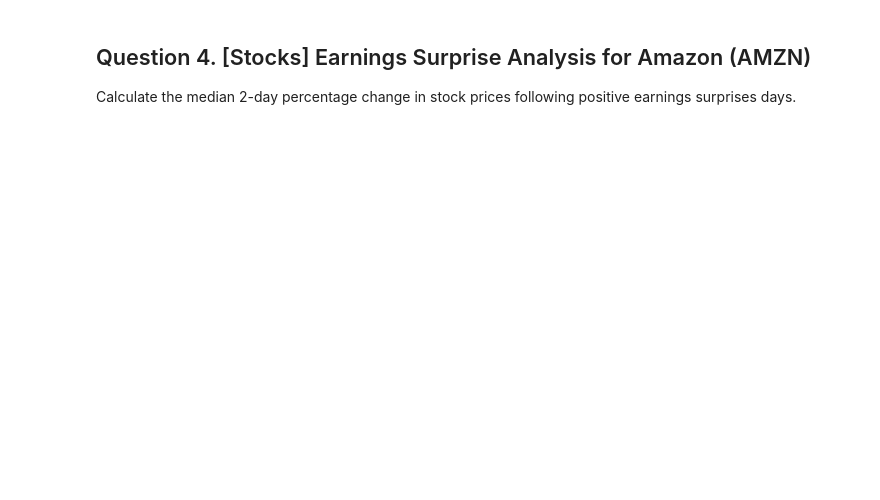
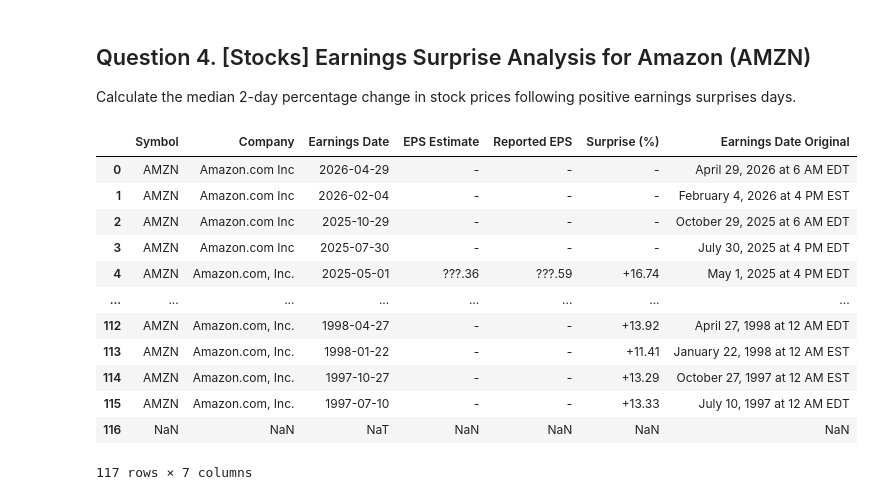
Before and after one commit to zhouliu98714/sma-zoomcamp-2025, a Jupyter notebook: HW1.ipynb, the cells around one changed output. Cells and saved outputs as stored; diff of their text form; code cells hidden in the pictures; blank space fills up the shorter version.

```diff
--- a/HW1.ipynb
+++ b/HW1.ipynb
@@ -157,3 +207,52 @@ Calculate the median duration (in days) of significant market corrections in the
 # %% [markdown]
 ## Question 4. [Stocks] Earnings Surprise Analysis for Amazon (AMZN)
 Calculate the median 2-day percentage change in stock prices following positive earnings surprises days.
+# %%
+earn_df = pd.read_csv("ha1_Amazon.csv", delimiter=";")
+# Convert Earnings Date to pandas Timestamp
+earn_df["Earnings Date Original"] = earn_df["Earnings Date"]
+# Define a parsing function that extracts “Month DD, YYYY” and then uses pd.to_datetime
+def parse_earnings_date(s: str):
+    """
+    Given a string like “April 29, 2026 at 6 AM EDT” (or any variation),
+    extract the “Month DD, YYYY” portion and parse it as a Timestamp.
+    Returns pd.Timestamp or pd.NaT if it can’t parse.
+    """
+    if not isinstance(s, str):
+        return pd.NaT
+
+    # 3A) Use regex to capture the “Month DD, YYYY” at the start of the string.
+    #     Pattern: ^\s*([A-Za-z]+ \d{1,2}, \d{4})
+    m = re.match(r"^\s*([A-Za-z]+ \d{1,2}, \s*\d{4})", s)
+    if not m:
+        return pd.NaT
+
+    date_part = m.group(1).strip()
+    # 3B) Try parsing that date_part. If it fails, return NaT.
+    try:
+        return pd.to_datetime(date_part, format="%B %d, %Y", errors="raise")
+    except (ValueError, TypeError):
+        # Might fail if day/month written differently; try generic parser
+        try:
+            return pd.to_datetime(date_part, errors="coerce")
+        except:
+            return pd.NaT
+
+# 4) Apply the parsing function row‐by‐row
+earn_df["Earnings Date"] = earn_df["Earnings Date"].apply(parse_earnings_date)
+
+earn_df
+# %% [output]
+|  | Symbol | Company | Earnings Date | EPS Estimate | Reported EPS | Surprise (%) | Earnings Date Original |
+| 0 | AMZN | Amazon.com Inc | 2026-04-29 | - | - | - | April 29, 2026 at 6 AM EDT |
+| 1 | AMZN | Amazon.com Inc | 2026-02-04 | - | - | - | February 4, 2026 at 4 PM EST |
+| 2 | AMZN | Amazon.com Inc | 2025-10-29 | - | - | - | October 29, 2025 at 6 AM EDT |
+| 3 | AMZN | Amazon.com Inc | 2025-07-30 | - | - | - | July 30, 2025 at 4 PM EDT |
+| 4 | AMZN | Amazon.com, Inc. | 2025-05-01 | ???.36 | ???.59 | +16.74 | May 1, 2025 at 4 PM EDT |
+| ... | ... | ... | ... | ... | ... | ... | ... |
+| 112 | AMZN | Amazon.com, Inc. | 1998-04-27 | - | - | +13.92 | April 27, 1998 at 12 AM EDT |
+| 113 | AMZN | Amazon.com, Inc. | 1998-01-22 | - | - | +11.41 | January 22, 1998 at 12 AM EST |
+| 114 | AMZN | Amazon.com, Inc. | 1997-10-27 | - | - | +13.29 | October 27, 1997 at 12 AM EST |
+| 115 | AMZN | Amazon.com, Inc. | 1997-07-10 | - | - | +13.33 | July 10, 1997 at 12 AM EDT |
+| 116 | NaN | NaN | NaT | NaN | NaN | NaN | NaN |
+117 rows × 7 columns
```
Also changed, not shown: parts of 5 cells of this notebook, 2 other files.
